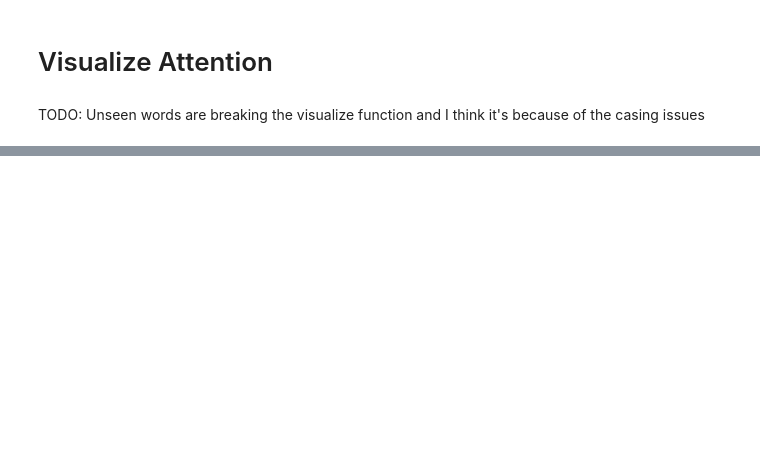
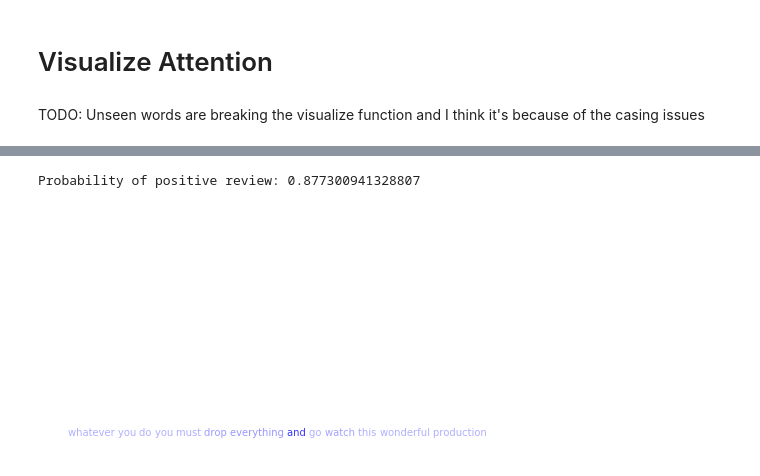
Before and after one commit to jrpresta/website, a Jupyter notebook: Attention_model.ipynb, the cells around one changed output, grey strips where cells are left out. Drawn from its saved outputs; the diff is of its cells as text; code cells hidden in the pictures; blank space fills up the shorter version.

```diff
--- a/Attention_model.ipynb
+++ b/Attention_model.ipynb
@@ -398,2 +350,0 @@ Test Loss: 0.5098927581310272
-# %%
-train(han, 10)
@@ -414,2 +350,0 @@ Test Loss: 0.5098689675331116
-# %%
-train(han, 20)
@@ -434,2 +350,0 @@ Test Loss: 0.5078209745883941
-# %%
-train(han, 10)
@@ -450,2 +350,0 @@ Test Loss: 0.5078012835979462
-# %%
-train(han, 20)
@@ -522 +404,6 @@ Probability of positive review: 0.9996213912963867
 [figure]
+# %%
+visualize_attention('whatever you do you must drop everything and go watch this wonderful production')
+# %% [output]
+Probability of positive review: 0.877300941328807
+[figure, added]
```
Also changed, not shown: parts of 17 cells of this notebook, 4 other files.
